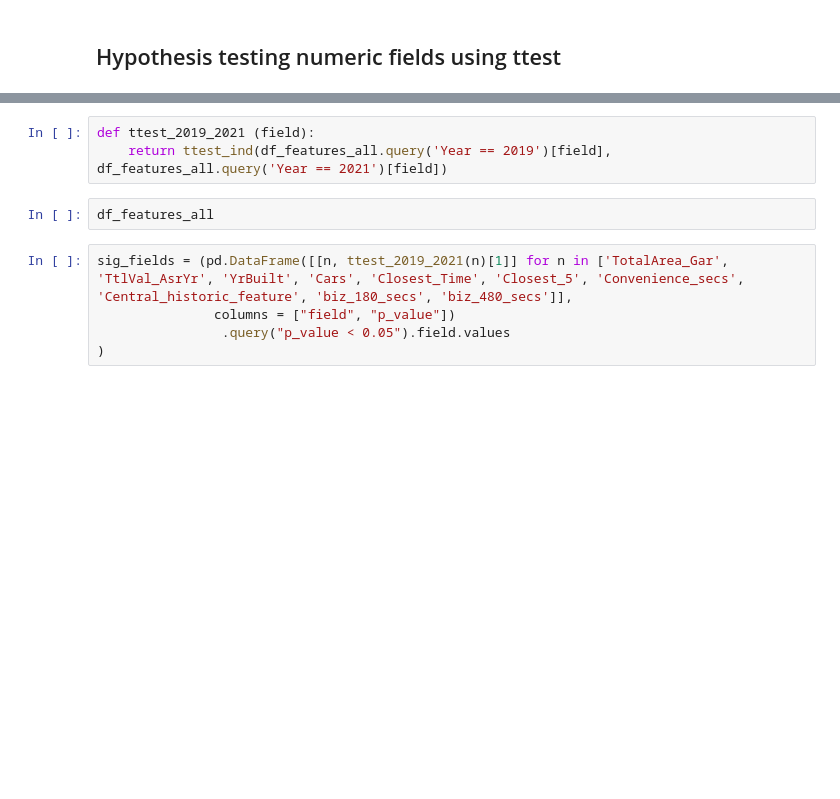
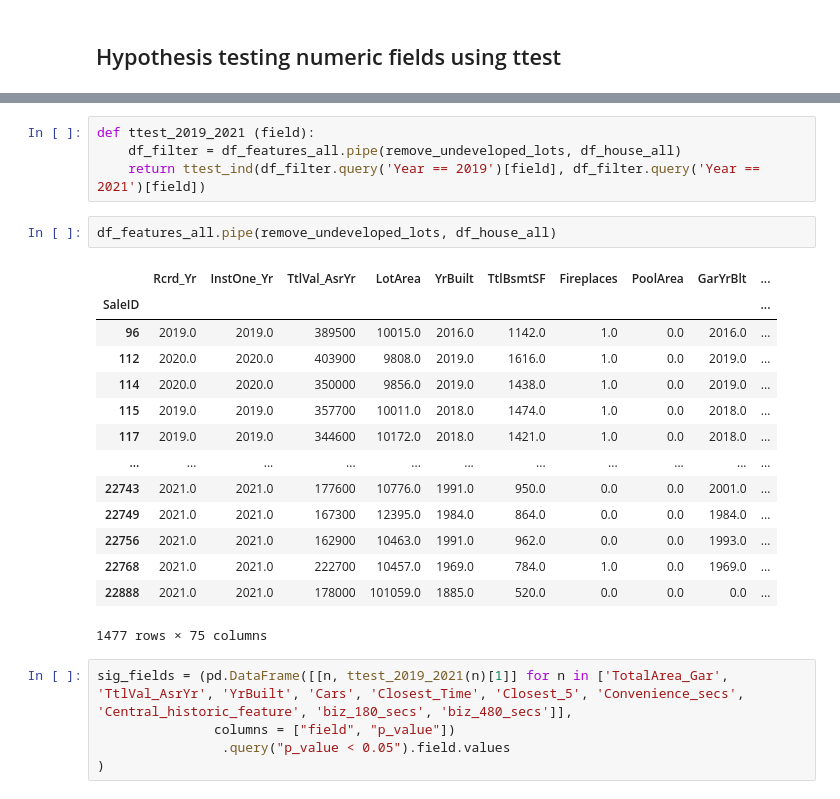
Before and after one commit to lelandjmurrin/Ames_Housing_Project, a Jupyter notebook: Ames_Project_Testing.ipynb, the cells around one changed output, grey strips where cells are left out. Drawn from its saved outputs; the diff is of its cells as text; blank space fills up the shorter version.

```diff
--- a/Ames_Project_Testing.ipynb
+++ b/Ames_Project_Testing.ipynb
@@ -98,8 +116,24 @@ memory usage: 229.6+ KB
 # %%
 def ttest_2019_2021 (field):
-    return ttest_ind(df_features_all.query('Year == 2019')[field], df_features_all.query('Year == 2021')[field])
+    df_filter = df_features_all.pipe(remove_undeveloped_lots, df_house_all)
+    return ttest_ind(df_filter.query('Year == 2019')[field], df_filter.query('Year == 2021')[field])
-# %%
-df_features_all
+# %%
+df_features_all.pipe(remove_undeveloped_lots, df_house_all)
+# %% [output]
+|  | Rcrd_Yr | InstOne_Yr | TtlVal_AsrYr | LotArea | YrBuilt | TtlBsmtSF | Fireplaces | PoolArea | GarYrBlt | ... |
+| SaleID |  |  |  |  |  |  |  |  |  | ... |
+| 96 | 2019.0 | 2019.0 | 389500 | 10015.0 | 2016.0 | 1142.0 | 1.0 | 0.0 | 2016.0 | ... |
+| 112 | 2020.0 | 2020.0 | 403900 | 9808.0 | 2019.0 | 1616.0 | 1.0 | 0.0 | 2019.0 | ... |
+| 114 | 2020.0 | 2020.0 | 350000 | 9856.0 | 2019.0 | 1438.0 | 1.0 | 0.0 | 2019.0 | ... |
+| 115 | 2019.0 | 2019.0 | 357700 | 10011.0 | 2018.0 | 1474.0 | 1.0 | 0.0 | 2018.0 | ... |
+| 117 | 2019.0 | 2019.0 | 344600 | 10172.0 | 2018.0 | 1421.0 | 1.0 | 0.0 | 2018.0 | ... |
+| ... | ... | ... | ... | ... | ... | ... | ... | ... | ... | ... |
+| 22743 | 2021.0 | 2021.0 | 177600 | 10776.0 | 1991.0 | 950.0 | 0.0 | 0.0 | 2001.0 | ... |
+| 22749 | 2021.0 | 2021.0 | 167300 | 12395.0 | 1984.0 | 864.0 | 0.0 | 0.0 | 1984.0 | ... |
+| 22756 | 2021.0 | 2021.0 | 162900 | 10463.0 | 1991.0 | 962.0 | 0.0 | 0.0 | 1993.0 | ... |
+| 22768 | 2021.0 | 2021.0 | 222700 | 10457.0 | 1969.0 | 784.0 | 1.0 | 0.0 | 1969.0 | ... |
+| 22888 | 2021.0 | 2021.0 | 178000 | 101059.0 | 1885.0 | 520.0 | 0.0 | 0.0 | 0.0 | ... |
+1477 rows × 75 columns
 # %%
 sig_fields = (pd.DataFrame([[n, ttest_2019_2021(n)[1]] for n in ['TotalArea_Gar', 'TtlVal_AsrYr', 'YrBuilt', 'Cars', 'Closest_Time', 'Closest_5', 'Convenience_secs', 'Central_historic_feature', 'biz_180_secs', 'biz_480_secs']],
                columns = ["field", "p_value"])
```
Also changed, not shown: parts of 10 cells of this notebook, 7 other files.
